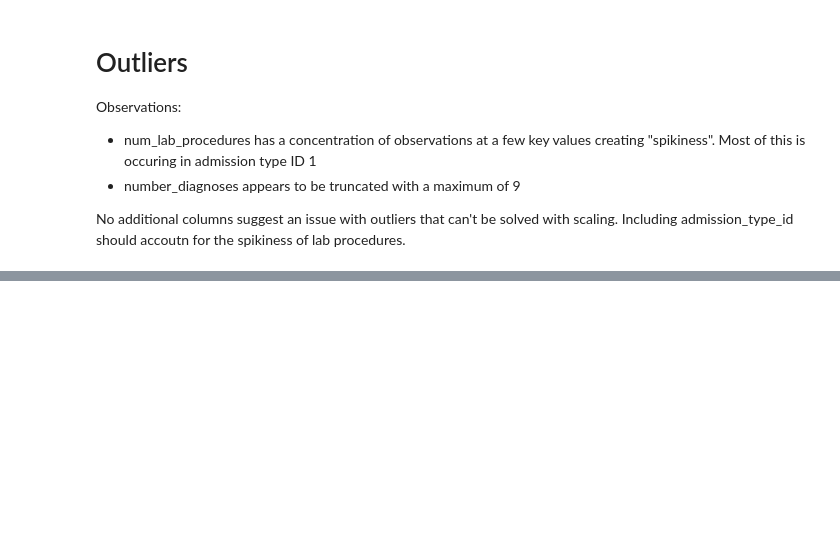
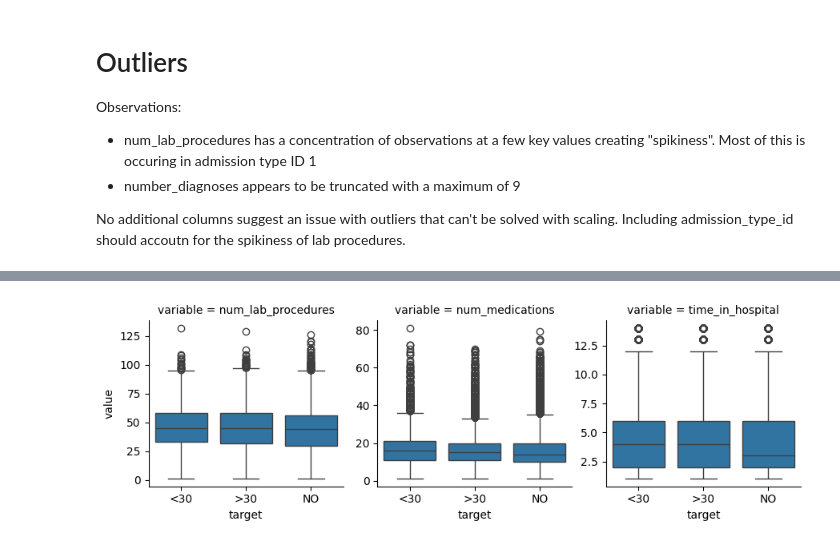
Before and after one commit to SJBales/Diabetes, a Jupyter notebook: notebooks/EDA.ipynb, the cells around one changed output, grey strips where cells are left out. Cells and saved outputs as stored; diff of their text form; code cells hidden in the pictures; blank space fills up the shorter version.

Commit message:
Further exploration of categorical features, and the relationship between key features and the target variable.

```diff
--- a/notebooks/EDA.ipynb
+++ b/notebooks/EDA.ipynb
@@ -124,0 +455,12 @@ plt.show()
+# %%
+plotting_df = features.loc[:, ['num_lab_procedures', 'num_medications', 'time_in_hospital']]
+plotting_df['target'] = target['readmitted']
+
+long_plot_df = plotting_df.melt(id_vars='target')
+
+# Creating a grid to see the relationships between the features and the target
+target_grid = sns.FacetGrid(long_plot_df, col_wrap=3, col='variable', sharey=False)
+target_grid.map_dataframe(sns.boxplot, x='target', y='value')
+plt.show()
+# %% [output]
+[figure, added]
```
Also changed, not shown: parts of 23 cells of this notebook.
